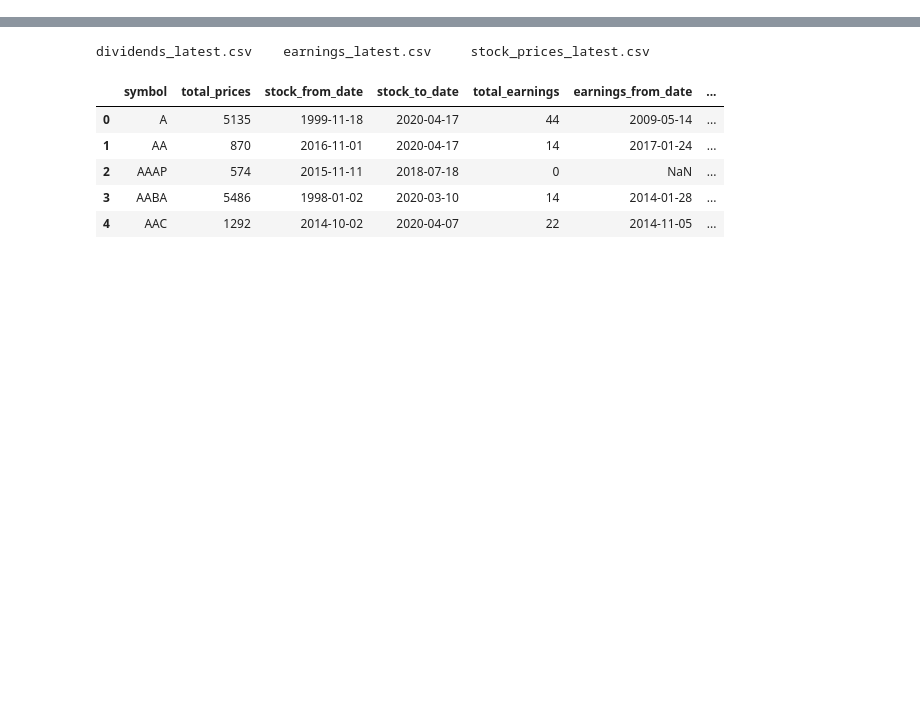
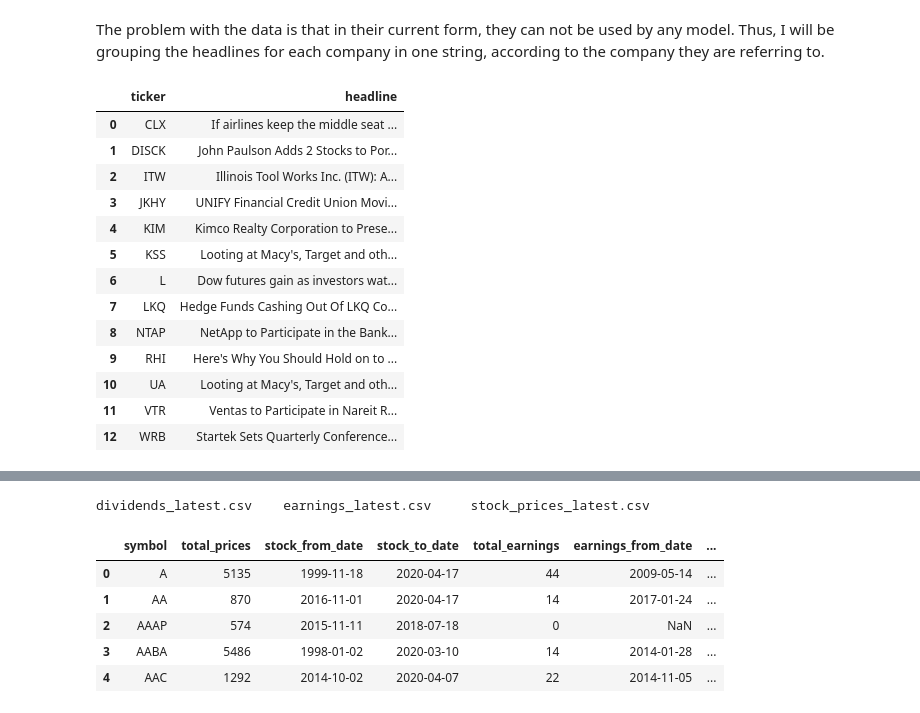
Before and after one commit to yegorkryukov/springboard, a Jupyter notebook: capstone/exploration.ipynb, the cells around one changed output, grey strips where cells are left out. Cells and saved outputs as stored; diff of their text form; code cells hidden in the pictures; blank space fills up the shorter version.

```diff
--- a/capstone/exploration.ipynb
+++ b/capstone/exploration.ipynb
@@ -0,0 +148,30 @@
+# %%
+finwiz_url = 'https://finviz.com/quote.ashx?t='
+
+news_tables = {}
+
+for ticker in tickers:
+    url = finwiz_url + ticker
+    req = Request(url=url,headers={'user-agent': 'my-app/0.0.1'})
+    response = urlopen(req)
+    html = BeautifulSoup(response)
+    news_table = html.find(id='news-table')
+    news_tables[ticker] = news_table
+
+parsed_news = []
+
+for file_name, news_table in news_tables.items():
+    for x in news_table.findAll('tr'):
+
+        text = x.a.get_text()
+        date_scrape = x.td.text.split()
+
+        if len(date_scrape) == 1:
+            time = date_scrape[0]
+
+        else:
+            date = date_scrape[0]
+            time = date_scrape[1]
+        ticker = file_name.split('_')[0]
+
+        parsed_news.append([ticker, date, time, text])
@@ -0,0 +193,21 @@
+# %% [markdown]
+The problem with the data is that in their current form, they can not be used by any model. Thus, I will be grouping the headlines for each company in one string, according to the company they are referring to.
+# %%
+parsed_and_scored_news = parsed_and_scored_news.groupby(['ticker'], as_index = False)\
+    .agg({'headline': ''.join}, Inplace=True)
+parsed_and_scored_news
+# %% [output]
+|  | ticker | headline |
+| 0 | CLX | If airlines keep the middle seat ... |
+| 1 | DISCK | John Paulson Adds 2 Stocks to Por... |
+| 2 | ITW | Illinois Tool Works Inc. (ITW): A... |
+| 3 | JKHY | UNIFY Financial Credit Union Movi... |
+| 4 | KIM | Kimco Realty Corporation to Prese... |
+| 5 | KSS | Looting at Macy's, Target and oth... |
+| 6 | L | Dow futures gain as investors wat... |
+| 7 | LKQ | Hedge Funds Cashing Out Of LKQ Co... |
+| 8 | NTAP | NetApp to Participate in the Bank... |
+| 9 | RHI | Here's Why You Should Hold on to ... |
+| 10 | UA | Looting at Macy's, Target and oth... |
+| 11 | VTR | Ventas to Participate in Nareit R... |
+| 12 | WRB | Startek Sets Quarterly Conference... |
```
Also changed, not shown: parts of 26 cells of this notebook, 1 other file.
